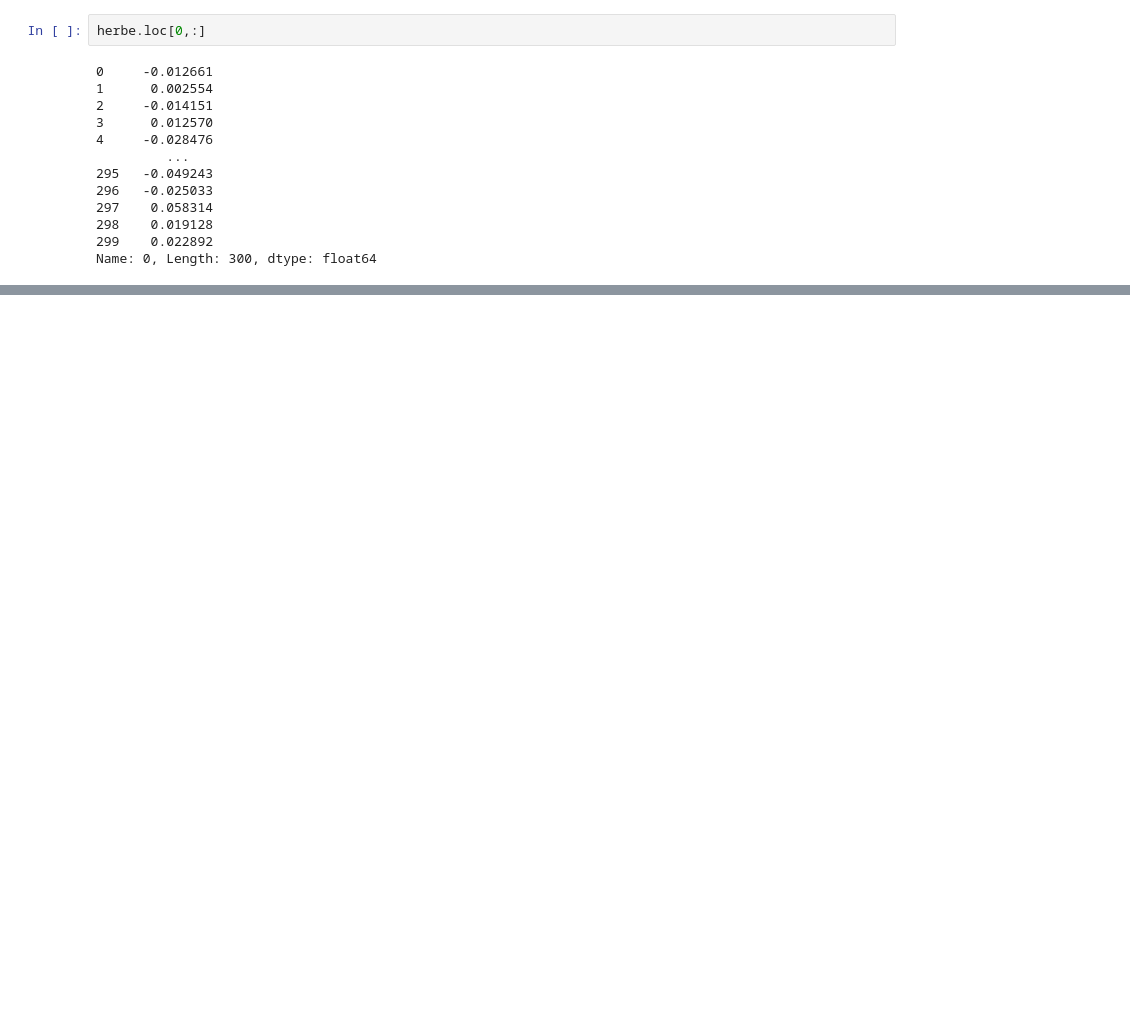
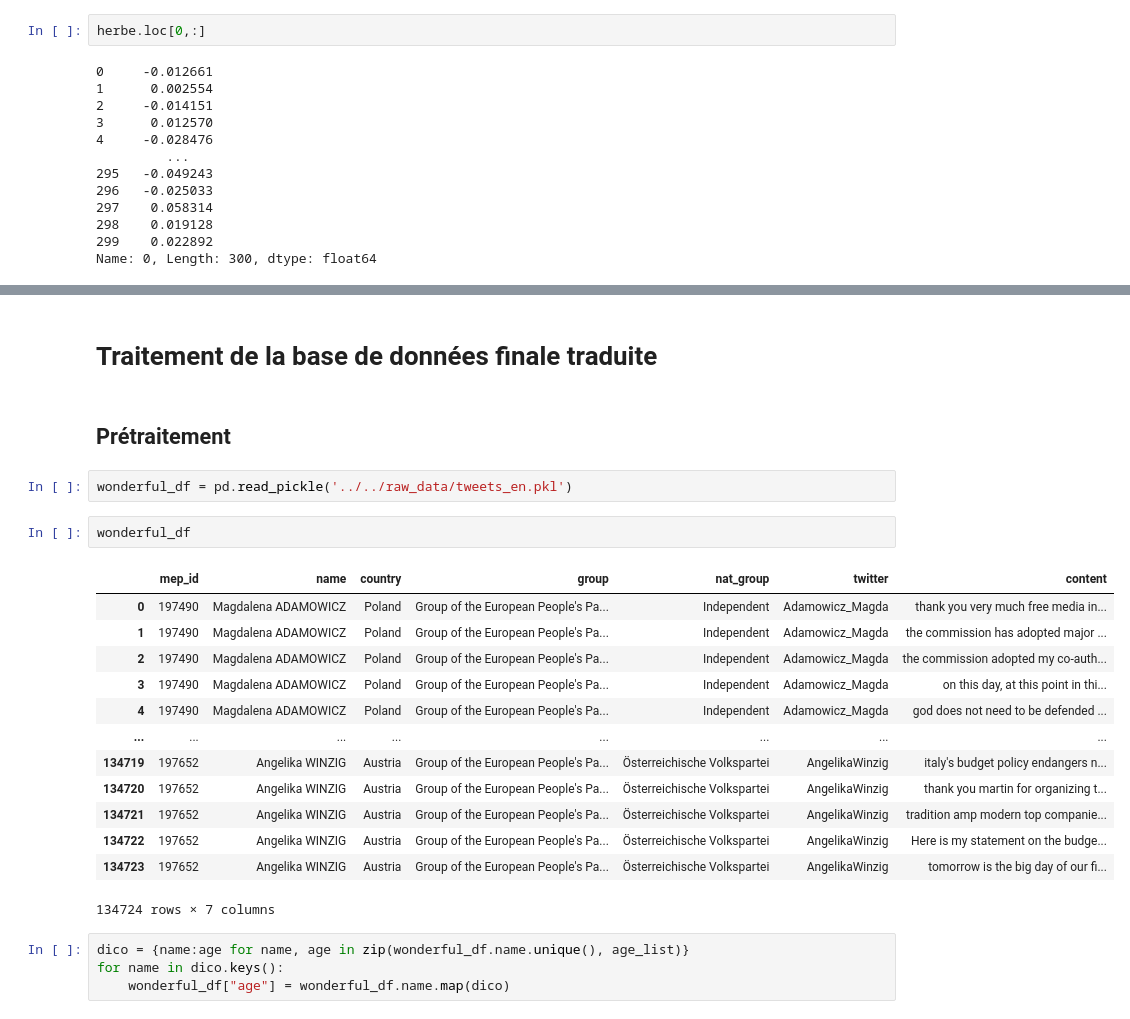
Before and after one commit to simonjpastor/delphes, a Jupyter notebook: notebooks/pierre_notebooks/pierre_preprocessing.ipynb, the cells around one changed output, grey strips where cells are left out. Drawn from its saved outputs; the diff is of its cells as text; blank space fills up the shorter version.

Commit message:
BDD nettoyée + get_data

```diff
--- a/notebooks/pierre_notebooks/pierre_preprocessing.ipynb
+++ b/notebooks/pierre_notebooks/pierre_preprocessing.ipynb
@@ -690,0 +845,26 @@ array([[-0.02825846, -0.00807517,  0.00644887, ..., -0.03742201,
+# %% [markdown]
+# Traitement de la base de données finale traduite
+# %% [markdown]
+## Prétraitement
+# %%
+wonderful_df = pd.read_pickle('../../raw_data/tweets_en.pkl')
+# %%
+wonderful_df
+# %% [output]
+|  | mep_id | name | country | group | nat_group | twitter | content |
+| 0 | 197490 | Magdalena ADAMOWICZ | Poland | Group of the European People's Pa... | Independent | Adamowicz_Magda | thank you very much free media in... |
+| 1 | 197490 | Magdalena ADAMOWICZ | Poland | Group of the European People's Pa... | Independent | Adamowicz_Magda | the commission has adopted major ... |
+| 2 | 197490 | Magdalena ADAMOWICZ | Poland | Group of the European People's Pa... | Independent | Adamowicz_Magda | the commission adopted my co-auth... |
+| 3 | 197490 | Magdalena ADAMOWICZ | Poland | Group of the European People's Pa... | Independent | Adamowicz_Magda | on this day, at this point in thi... |
+| 4 | 197490 | Magdalena ADAMOWICZ | Poland | Group of the European People's Pa... | Independent | Adamowicz_Magda | god does not need to be defended ... |
+| ... | ... | ... | ... | ... | ... | ... | ... |
+| 134719 | 197652 | Angelika WINZIG | Austria | Group of the European People's Pa... | Österreichische Volkspartei | AngelikaWinzig | italy's budget policy endangers n... |
+| 134720 | 197652 | Angelika WINZIG | Austria | Group of the European People's Pa... | Österreichische Volkspartei | AngelikaWinzig | thank you martin for organizing t... |
+| 134721 | 197652 | Angelika WINZIG | Austria | Group of the European People's Pa... | Österreichische Volkspartei | AngelikaWinzig | tradition amp modern top companie... |
+| 134722 | 197652 | Angelika WINZIG | Austria | Group of the European People's Pa... | Österreichische Volkspartei | AngelikaWinzig | Here is my statement on the budge... |
+| 134723 | 197652 | Angelika WINZIG | Austria | Group of the European People's Pa... | Österreichische Volkspartei | AngelikaWinzig | tomorrow is the big day of our fi... |
+134724 rows × 7 columns
+# %%
+dico = {name:age for name, age in zip(wonderful_df.name.unique(), age_list)}
+for name in dico.keys():
+    wonderful_df["age"] = wonderful_df.name.map(dico)
```
Also changed, not shown: parts of 50 cells of this notebook, 2 other files.
